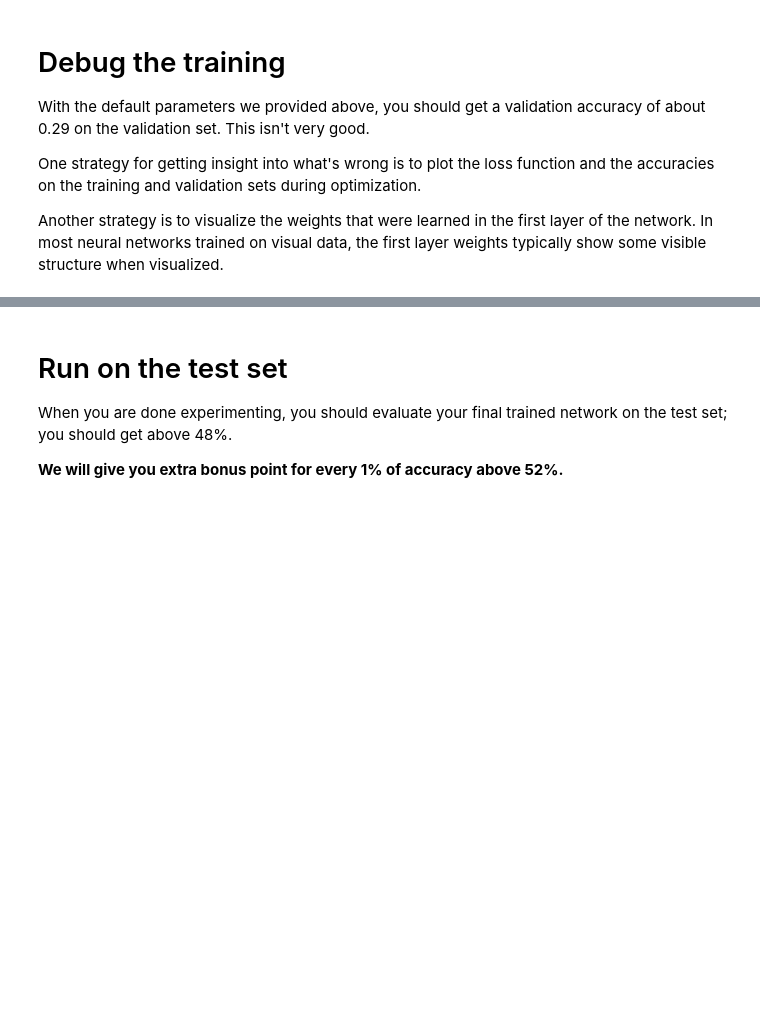
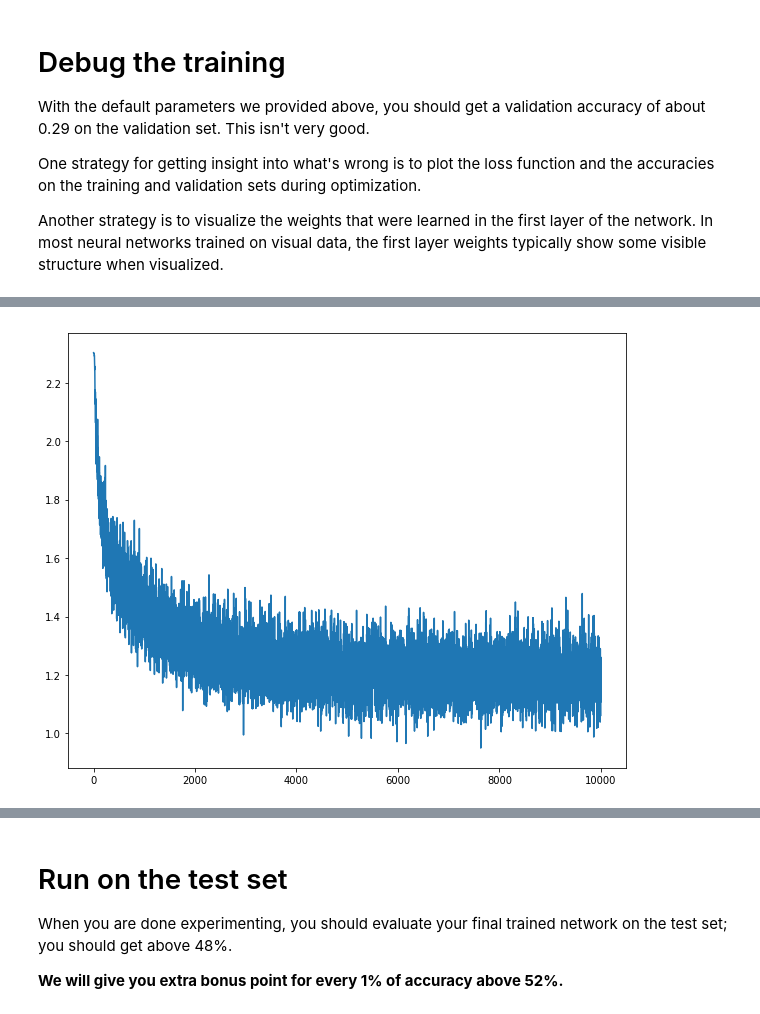
Before and after one commit to loggerJK/cs231n, a Jupyter notebook: assignment1/two_layer_net.ipynb, the cells around one changed output, grey strips where cells are left out. Saved outputs shown, nothing was run; the diff lists cells and outputs as text; code cells hidden in the pictures; blank space fills up the shorter version.

```diff
--- a/assignment1/two_layer_net.ipynb
+++ b/assignment1/two_layer_net.ipynb
@@ -279,0 +438,5 @@ pass
+# %%
+plt.plot(stats['loss_history'])
+plt.show()
+# %% [output]
+[figure, added]
```
Also changed, not shown: parts of 13 cells of this notebook, 6 other files.
